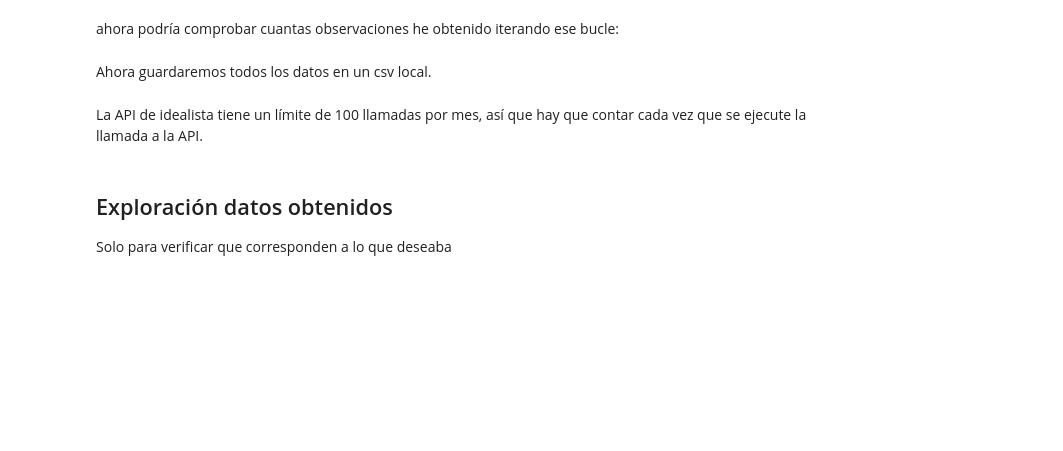
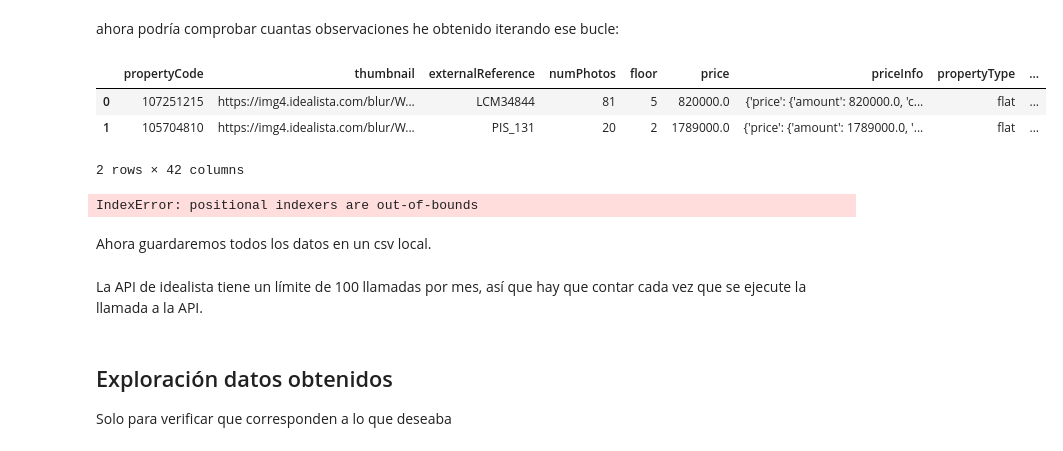
Before and after one commit to angelgvill/DS_ML_Machine_Learning_viviendaMadrid, a Jupyter notebook: notebooks/00_Obtencion_datos_WS.ipynb, the cells around one changed output. Saved outputs shown, nothing was run; the diff lists cells and outputs as text; code cells hidden in the pictures; blank space fills up the shorter version.

```diff
--- a/notebooks/00_Obtencion_datos_WS.ipynb
+++ b/notebooks/00_Obtencion_datos_WS.ipynb
@@ -267,0 +281,4 @@ En este punto ya tenemos todo el código necesario para extraer datos, pero tene
+# %%
+df_tot = pd.DataFrame()
+df_tot = concat_df(df, df_tot)
+df_tot
@@ -268,7 +289,7 @@ En este punto ya tenemos todo el código necesario para extraer datos, pero tene
 # %%
 # Este bucle itera sobre cada página. Empieza en la 2 porque la 1 ya la tenemos:
 #OJO CON USARLA YA QUE EMPIEZAN A CONTAR LAS PETICIONES A LA WEB
-# for i in range(2,total_pages +1):
+for i in range(2,total_pages +1):
     url_page = url %(i) #añade paginación
     results = search_api (url_page)
     df = results_to_df (results)
@@ -284,7 +327,16 @@ for i in range(2,4):
 # %% [markdown]
  ahora podría comprobar cuantas observaciones he obtenido iterando ese bucle:
 # %%
-df_tot
+df_tot.head(2)
+# %% [output]
+|  | propertyCode | thumbnail | externalReference | numPhotos | floor | price | priceInfo | propertyType | ... |
+| 0 | 107251215 | https://img4.idealista.com/blur/W... | LCM34844 | 81 | 5 | 820000.0 | {'price': {'amount': 820000.0, 'c... | flat | ... |
+| 1 | 105704810 | https://img4.idealista.com/blur/W... | PIS_131 | 20 | 2 | 1789000.0 | {'price': {'amount': 1789000.0, '... | flat | ... |
+2 rows × 42 columns
+# %%
+df_tot.iloc[[42,55],:]
+# %% [output]
+IndexError: positional indexers are out-of-bounds
 # %% [markdown]
 Ahora guardaremos todos los datos en un csv local.
 # %%
```
Also changed, not shown: parts of 20 cells of this notebook.
